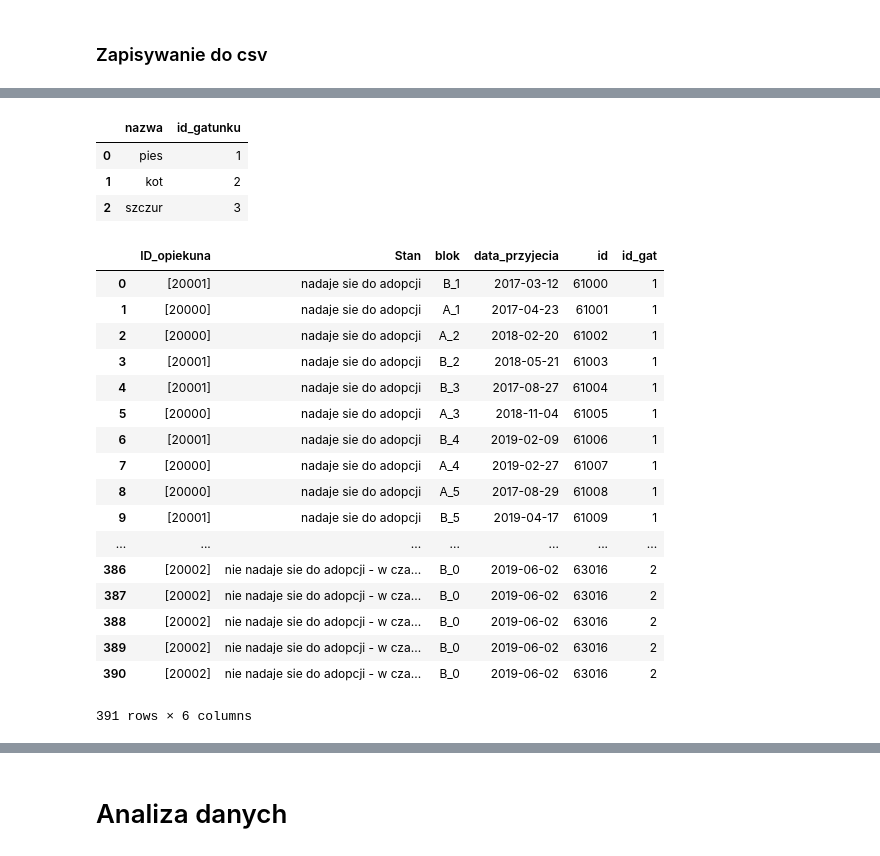
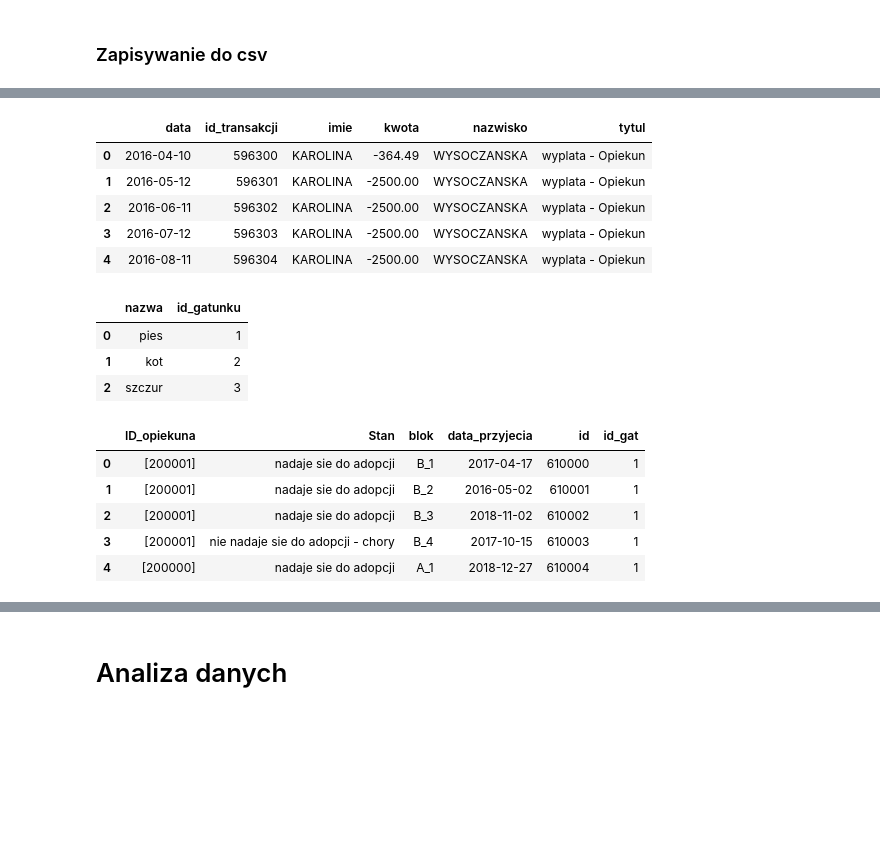
Before and after one commit to Karosemi/Dogs_and_cats, a Jupyter notebook: Dane_dla_schroniska.ipynb, the cells around one changed output, grey strips where cells are left out. Cells and saved outputs as stored; diff of their text form; code cells hidden in the pictures; blank space fills up the shorter version.

```diff
--- a/Dane_dla_schroniska.ipynb
+++ b/Dane_dla_schroniska.ipynb
@@ -1167,7 +1130,7 @@ pd.DataFrame(informacje)
 #92 psy- tyle liczy aktualnie nasze schronisko, 41 kotow, i 17 szczurow
 #139 psow -tyle zaatoptowano
 len_dog = 92
-len_ad = 139
+len_ad = 86
 k = 1
 l = 1
 for i in range(len_dog, len_dog+len_ad):
@@ -1201,21 +1164,24 @@ for i in range(len_dog, len_dog+len_ad):
     if np.random.random() > 0.95:
         if i != len_dog:
             dog_ad['ilosc_adopcji'] = 2
+            dog_ad['id_adoptujacego'] = ad_id
         else:
             if np.random.random()>0.5:
                 adoptujacy = dog.adoptujacy(names_male, lastnames_male, ulice, miasta[rand_i])
             else:
                 adoptujacy = dog.adoptujacy(names_female, lastnames_female, ulice, miasta[rand_i])
             dog_ad['ilosc_adopcji'] = 1
+            ad_id = id_generator(i=i, first=7, second =1)
+            dog_ad['id_adoptujacego'] = ad_id
     else:
         if np.random.random()>0.5:
             adoptujacy = dog.adoptujacy(names_male, lastnames_male, ulice, miasta[rand_i])
         else:
             adoptujacy = dog.adoptujacy(names_female, lastnames_female, ulice, miasta[rand_i])
         dog_ad['ilosc_adopcji'] = 1
+        ad_id = id_generator(i=i, first=7, second =1)
+        dog_ad['id_adoptujacego'] = ad_id
 
-
-    dog_ad['id_adoptujacego'] = id_generator(i=i, first=7, second =1)
     dog_ad['imie'] = adoptujacy['name']
     dog_ad['nazwisko'] = adoptujacy['last_name']
     dog_ad['telefon'] = adoptujacy['telefon']
@@ -1267,7 +1233,7 @@ for i in range(len_dog, len_dog+len_ad):
         dog_schr['Stan'] = "nie nadaje się do adopcji - "+str(zdrowie)
     wizyty, daty, ceny = dog.choroby()
     for j in range(len(wizyty)):
-        dog_wiz['ID_wizyty'] =  id_generator(i = i, first = 4, second = j)
+        dog_wiz['ID_wizyty'] =  id_generator(i = i, first = 4, second = 4, third = j)
         dog_wiz['id'] = dog_info['id']
         index =int(np.round(np.random.uniform(0,3.49),0))
         id_pr =  w_id[index]
@@ -1277,7 +1243,7 @@ for i in range(len_dog, len_dog+len_ad):
         dog_wiz['zalecenia'] = 'lek'
         dog_wiz['stan_zdrowia'] = zdrowie
         dog_wiz['sterylizacja'] = kastracja[0]
-        dog_trans['id_transakcji'] = id_generator(i = i, first = 5, second = j)
+        dog_trans['id_transakcji'] = id_generator(i = i, first = 5, second = 4, third = j)
         dog_trans['tytul']='weterynarz, id_zwierzecia:'+ str(dog_info['id'])
         dog_trans['kwota'] = 0 - ceny[j]
         dog_trans['data'] = dataformat(daty[j])
@@ -1326,20 +1292,24 @@ for i in range(len_dog, len_dog+len_ad):
     if np.random.random() > 0.95:
         if i != len_dog:
             dog_ad['ilosc_adopcji'] = 2
+            dog_ad['id_adoptujacego'] = ad_id
         else:
             if np.random.random()>0.5:
                 adoptujacy = dog.adoptujacy(names_male, lastnames_male, ulice, miasta[rand_i])
             else:
                 adoptujacy = dog.adoptujacy(names_female, lastnames_female, ulice, miasta[rand_i])
             dog_ad['ilosc_adopcji'] = 1
+            ad_id = id_generator(i=i, first=9, second =2)
+            dog_ad['id_adoptujacego'] = ad_id
     else:
         if np.random.random()>0.5:
             adoptujacy = dog.adoptujacy(names_male, lastnames_male, ulice, miasta[rand_i])
         else:
             adoptujacy = dog.adoptujacy(names_female, lastnames_female, ulice, miasta[rand_i])
         dog_ad['ilosc_adopcji'] = 1
+        ad_id = id_generator(i=i, first=9, second =2)
+        dog_ad['id_adoptujacego'] = ad_id
 
-    dog_ad['id_adoptujacego'] = id_generator(i=i, first=7, second =1)
     dog_ad['imie'] = adoptujacy['name']
     dog_ad['nazwisko'] = adoptujacy['last_name']
     dog_ad['telefon'] = adoptujacy['telefon']
@@ -1357,7 +1327,7 @@ for i in range(len_dog, len_dog+len_ad):
     dog_info['id'] = id_generator(i=i, first=6, second =2)
 
     dog_byl['id'] = dog_info['id']
-    dog_byl['id_wydania'] = id_generator(i=i, first=8, second =2)
+    dog_byl['id_wydania'] = id_generator(i=i, first=8, second  =2)
     dog_byl['przyczyna'] = 'adopcja'
     dog_byl['data'] = ad_date
     dog_byl['id_adoptujacego'] = dog_ad['id_adoptujacego']
@@ -1390,7 +1360,7 @@ for i in range(len_dog, len_dog+len_ad):
         dog_schr['Stan'] = "nie nadaje sie do adopcji - "+str(zdrowie)
     wizyty, daty, ceny = dog.choroby()
     for j in range(len(wizyty)):
-        dog_wiz['ID_wizyty'] =  id_generator(i = i, first = 4, second = j)
+        dog_wiz['ID_wizyty'] =  id_generator(i = i, first = 4, second = 5, third=j)
         dog_wiz['id'] = dog_info['id']
         index =int(np.round(np.random.uniform(0,3.49),0))
         id_pr =  w_id[index]
@@ -1400,7 +1370,7 @@ for i in range(len_dog, len_dog+len_ad):
         dog_wiz['zalecenia'] = 'lek'
         dog_wiz['stan_zdrowia'] = zdrowie
         dog_wiz['sterylizacja'] = kastracja[0]
-        dog_trans['id_transakcji'] = id_generator(i = i, first = 5, second = j)
+        dog_trans['id_transakcji'] = id_generator(i = i, first = 5, second = 5, third=j)
         dog_trans['tytul']='weterynarz, id_zwierzecia:'+ str(dog_info['id'])
         dog_trans['kwota'] = 0-ceny[j]
         dog_trans['data'] = dataformat(daty[j])
@@ -1454,10 +1424,10 @@ for i in range(len_dog+len_ad, len_dog+len_ad+len_d):
     kastracja = dog.kastracja()
     dog_info['id_gat'] = 1
     dog_byl['id_gat'] = dog_info['id_gat']
-    dog_info['id'] = id_generator(i=i, first=6, second =1)
+    dog_info['id'] = id_generator(i=i, first=6, second =3, third=1)
 
     dog_byl['id'] = dog_info['id']
-    dog_byl['id_wydania'] = 111111 #jesli same 1 to oznacza smierc
+    dog_byl['id_wydania'] = 1111111 #jesli same 1 to oznacza smierc
     dog_byl['przyczyna'] = 'zgon'
     dog_byl['data'] = dataformat(death)
     dog_byl['id_adoptujacego'] = 'brak'
@@ -1488,7 +1458,7 @@ for i in range(len_dog+len_ad, len_dog+len_ad+len_d):
     zdrowie = dog.stan_zdrowia()
     wizyty, daty, ceny = dog.choroby()
     for j in range(len(wizyty)):
-        dog_wiz['ID_wizyty'] =  id_generator(i = i, first = 4, second = j)
+        dog_wiz['ID_wizyty'] =  id_generator(i = i, first = 4, second = 6, third = j)
         dog_wiz['id'] = dog_info['id']
         index =int(np.round(np.random.uniform(0,3.49),0))
         id_pr =  w_id[index]
@@ -1498,7 +1468,7 @@ for i in range(len_dog+len_ad, len_dog+len_ad+len_d):
         dog_wiz['zalecenia'] = 'lek'
         dog_wiz['stan_zdrowia'] = zdrowie
         dog_wiz['sterylizacja'] = kastracja[0]
-        dog_trans['id_transakcji'] = id_generator(i = i, first = 5, second = j)
+        dog_trans['id_transakcji'] = id_generator(i = i, first = 5, second = 6, third = j)
         dog_trans['tytul']='weterynarz, id_zwierzecia:'+ str(dog_info['id'])
         dog_trans['kwota'] = 0-ceny[j]
         dog_trans['data'] = dataformat(daty[j])
@@ -1551,10 +1521,10 @@ for i in range(len_dog+len_ad, len_dog+len_ad+len_d):
     kastracja = dog.kastracja()
     dog_info['id_gat'] = 2
     dog_byl['id_gat'] =2
-    dog_info['id'] = id_generator(i=i, first=6, second =2)
+    dog_info['id'] = id_generator(i=i, first=6, second =3, third =2)
 
     dog_byl['id'] = dog_info['id']
-    dog_byl['id_wydania'] = 111111 #jesli same 1 to oznacza smierc
+    dog_byl['id_wydania'] = 1111111 #jesli same 1 to oznacza smierc
     dog_byl['przyczyna'] = 'zgon'
     dog_byl['data'] = dataformat(death)
     dog_byl['id_adoptujacego'] = 'brak'
@@ -1583,7 +1553,7 @@ for i in range(len_dog+len_ad, len_dog+len_ad+len_d):
     zdrowie = dog.stan_zdrowia()
     wizyty, daty, ceny = dog.choroby()
     for j in range(len(wizyty)):
-        dog_wiz['ID_wizyty'] =  id_generator(i = i, first = 4, second = j)
+        dog_wiz['ID_wizyty'] =  id_generator(i = i, first = 4, second = 6, third=j)
         dog_wiz['id'] = dog_info['id']
         index =int(np.round(np.random.uniform(0,3.49),0))
         id_pr =  w_id[index]
@@ -1593,7 +1563,7 @@ for i in range(len_dog+len_ad, len_dog+len_ad+len_d):
         dog_wiz['zalecenia'] = 'lek'
         dog_wiz['stan_zdrowia'] = zdrowie
         dog_wiz['sterylizacja'] = kastracja[0]
-        dog_trans['id_transakcji'] = id_generator(i = i, first = 5, second = j)
+        dog_trans['id_transakcji'] = id_generator(i = i, first = 5, second = 6, third = j)
         dog_trans['tytul']='weterynarz, id_zwierzecia:'+ str(dog_info['id'])
         dog_trans['kwota'] = 0-ceny[j]
         dog_trans['data'] = dataformat(daty[j])
@@ -1704,3 +1705,12 @@ df_info
+# %%
+df_trans.head()
+# %% [output]
+|  | data | id_transakcji | imie | kwota | nazwisko | tytul |
+| 0 | 2016-04-10 | 596300 | KAROLINA | -364.49 | WYSOCZANSKA | wyplata - Opiekun |
+| 1 | 2016-05-12 | 596301 | KAROLINA | -2500.00 | WYSOCZANSKA | wyplata - Opiekun |
+| 2 | 2016-06-11 | 596302 | KAROLINA | -2500.00 | WYSOCZANSKA | wyplata - Opiekun |
+| 3 | 2016-07-12 | 596303 | KAROLINA | -2500.00 | WYSOCZANSKA | wyplata - Opiekun |
+| 4 | 2016-08-11 | 596304 | KAROLINA | -2500.00 | WYSOCZANSKA | wyplata - Opiekun |
 # %%
 df_gat
 # %% [output]
@@ -1709,24 +1719,12 @@ df_gat
 | 1 | kot | 2 |
 | 2 | szczur | 3 |
 # %%
-df_schr
+df_schr.head()
 # %% [output]
 |  | ID_opiekuna | Stan | blok | data_przyjecia | id | id_gat |
-| 0 | [20001] | nadaje sie do adopcji | B_1 | 2017-03-12 | 61000 | 1 |
-| 1 | [20000] | nadaje sie do adopcji | A_1 | 2017-04-23 | 61001 | 1 |
-| 2 | [20000] | nadaje sie do adopcji | A_2 | 2018-02-20 | 61002 | 1 |
-| 3 | [20001] | nadaje sie do adopcji | B_2 | 2018-05-21 | 61003 | 1 |
-| 4 | [20001] | nadaje sie do adopcji | B_3 | 2017-08-27 | 61004 | 1 |
-| 5 | [20000] | nadaje sie do adopcji | A_3 | 2018-11-04 | 61005 | 1 |
-| 6 | [20001] | nadaje sie do adopcji | B_4 | 2019-02-09 | 61006 | 1 |
-| 7 | [20000] | nadaje sie do adopcji | A_4 | 2019-02-27 | 61007 | 1 |
-| 8 | [20000] | nadaje sie do adopcji | A_5 | 2017-08-29 | 61008 | 1 |
-| 9 | [20001] | nadaje sie do adopcji | B_5 | 2019-04-17 | 61009 | 1 |
-| ... | ... | ... | ... | ... | ... | ... |
-| 386 | [20002] | nie nadaje sie do adopcji - w cza... | B_0 | 2019-06-02 | 63016 | 2 |
-| 387 | [20002] | nie nadaje sie do adopcji - w cza... | B_0 | 2019-06-02 | 63016 | 2 |
-| 388 | [20002] | nie nadaje sie do adopcji - w cza... | B_0 | 2019-06-02 | 63016 | 2 |
-| 389 | [20002] | nie nadaje sie do adopcji - w cza... | B_0 | 2019-06-02 | 63016 | 2 |
-| 390 | [20002] | nie nadaje sie do adopcji - w cza... | B_0 | 2019-06-02 | 63016 | 2 |
+| 0 | [200001] | nadaje sie do adopcji | B_1 | 2017-04-17 | 610000 | 1 |
+| 1 | [200001] | nadaje sie do adopcji | B_2 | 2016-05-02 | 610001 | 1 |
+| 2 | [200001] | nadaje sie do adopcji | B_3 | 2018-11-02 | 610002 | 1 |
+| 3 | [200001] | nie nadaje sie do adopcji - chory | B_4 | 2017-10-15 | 610003 | 1 |
+| 4 | [200000] | nadaje sie do adopcji | A_1 | 2018-12-27 | 610004 | 1 |
-391 rows × 6 columns
 # %%
```
Also changed, not shown: parts of 87 cells of this notebook.
